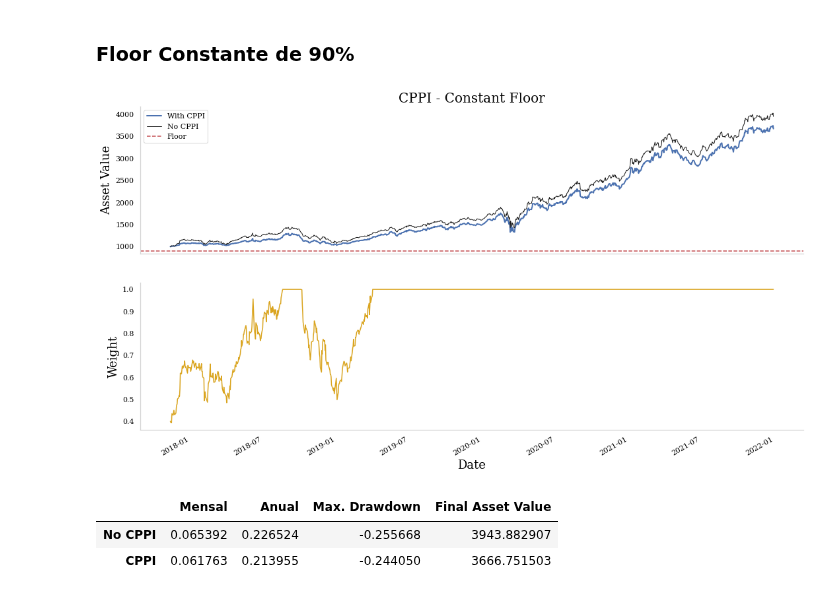
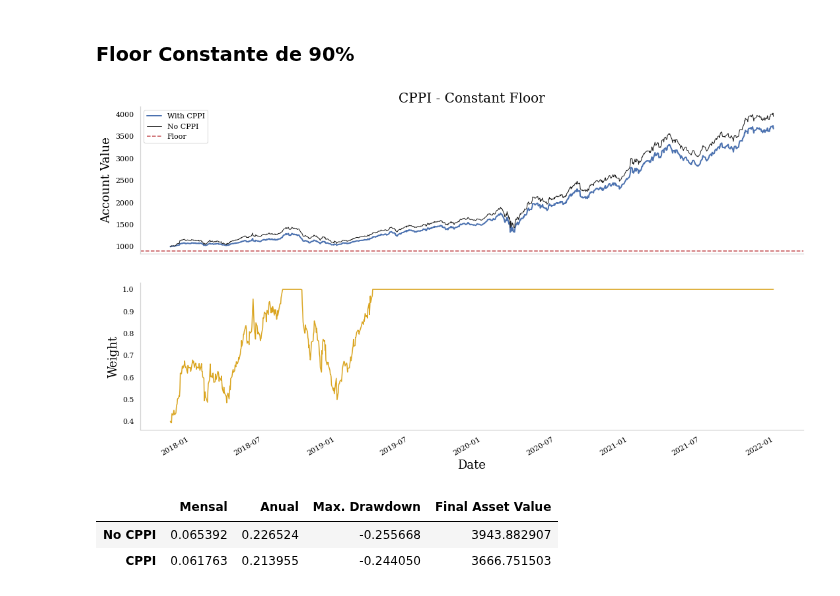
Before and after one commit to savimf/main_portfolio, a Jupyter notebook: CPPI/cppi_strategy.ipynb, the cells around one changed output. Saved outputs shown, nothing was run; the diff lists cells and outputs as text; code cells hidden in the pictures.

Commit message:
Add README e leves correções em cppi_strategy.

```diff
--- a/CPPI/cppi_strategy.ipynb
+++ b/CPPI/cppi_strategy.ipynb
@@ -103,25 +80,25 @@ risky_p.volatility(is_portfolio=False)
 # %%
 btr = qt.run_cppi(risky_p.d_returns(), imab_past.d_returns(), m=4, floor=.9)
 
 fig, (cppi_ax, weight_ax) = plt.subplots(
     nrows=2, ncols=1, sharex=True,
     figsize=(18, 10)
 )
 plt.subplots_adjust(wspace=.0)
 
 # cppi
 btr['wealth'].plot(ax=cppi_ax, linewidth=2, label='With CPPI')
 btr['risky_wealth'].plot(ax=cppi_ax, linewidth=1, color='k', label='No CPPI')
 cppi_ax.axhline(y=btr['floor'], color='r', linestyle='--', label='Floor')
 cppi_ax.set_title('CPPI - Constant Floor')
 cppi_ax.legend()
-cppi_ax.set_ylabel('Asset Value')
+cppi_ax.set_ylabel('Account Value')
 
 # evolução do peso
 btr['risky_allocation'].plot(ax=weight_ax, color='goldenrod')
 weight_ax.set_ylabel('Weight');
 # %% [output]
-[figure, old version]
+[figure, new version]
 # %%
 r1 = btr['risky_wealth'].pct_change().dropna()
 r2 = btr['wealth'].pct_change().dropna()
```
Also changed, not shown: parts of 6 cells of this notebook, 1 other file.
